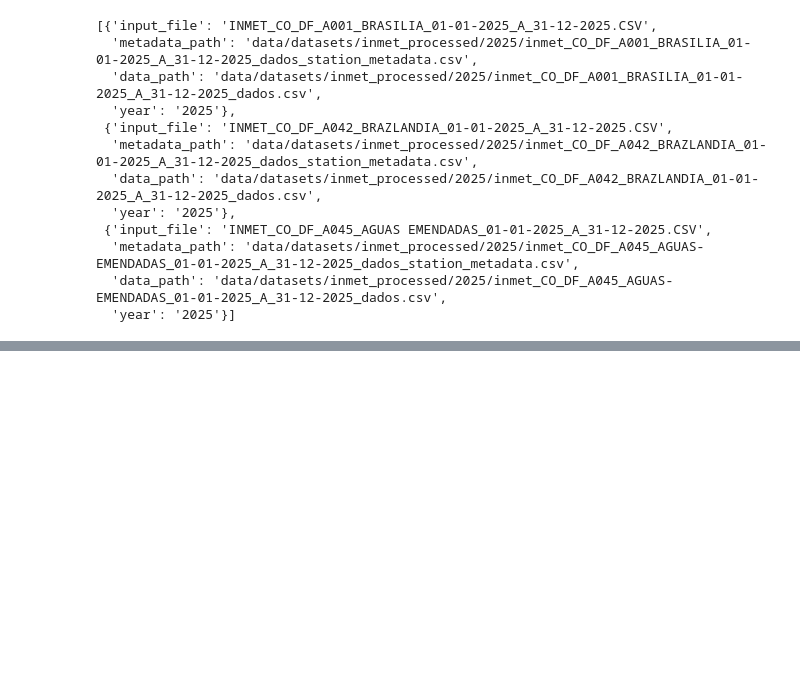
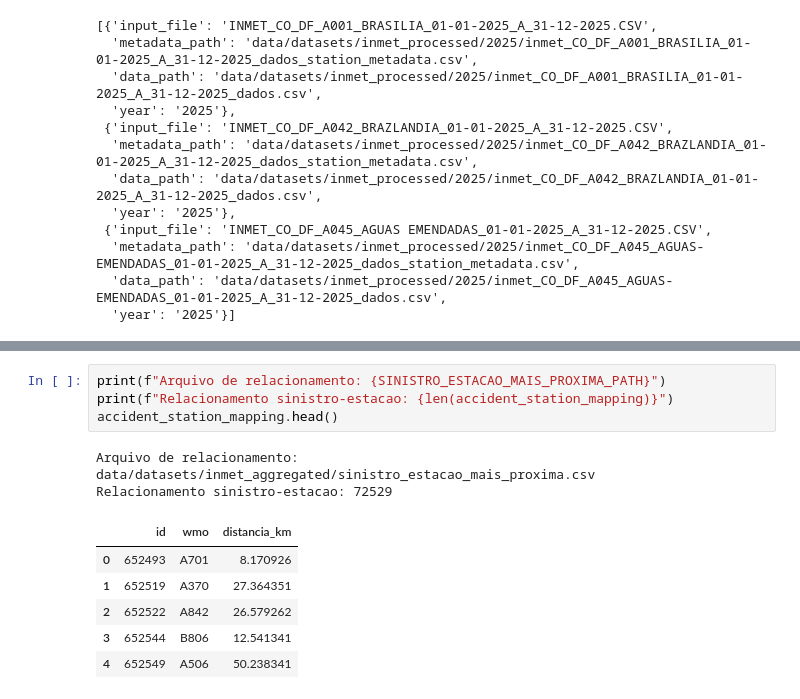
Before and after one commit to afmireski/trabalho_final_ciencia_de_dados, a Jupyter notebook: trabalho_final_afmireski.ipynb, the cells around one changed output, grey strips where cells are left out. Drawn from its saved outputs; the diff is of its cells as text; blank space fills up the shorter version.

```diff
--- a/trabalho_final_afmireski.ipynb
+++ b/trabalho_final_afmireski.ipynb
@@ -713,0 +980,13 @@ Arquivo salvo em: data/datasets/inmet_aggregated/estacoes.csv
+# %%
+print(f"Arquivo de relacionamento: {SINISTRO_ESTACAO_MAIS_PROXIMA_PATH}")
+print(f"Relacionamento sinistro-estacao: {len(accident_station_mapping)}")
+accident_station_mapping.head()
+# %% [output]
+Arquivo de relacionamento: data/datasets/inmet_aggregated/sinistro_estacao_mais_proxima.csv
+Relacionamento sinistro-estacao: 72529
+|  | id | wmo | distancia_km |
+| 0 | 652493 | A701 | 8.170926 |
+| 1 | 652519 | A370 | 27.364351 |
+| 2 | 652522 | A842 | 26.579262 |
+| 3 | 652544 | B806 | 12.541341 |
+| 4 | 652549 | A506 | 50.238341 |
```
Also changed, not shown: parts of 3 cells of this notebook, 1 other file.
